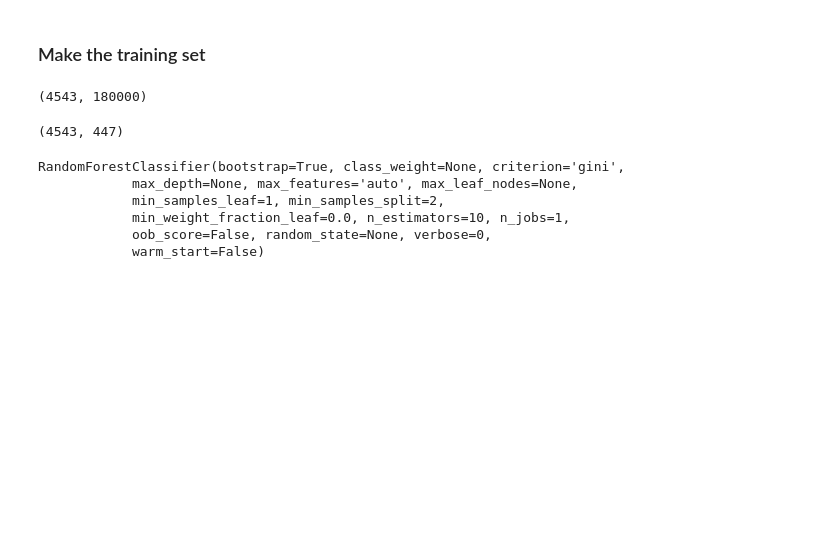
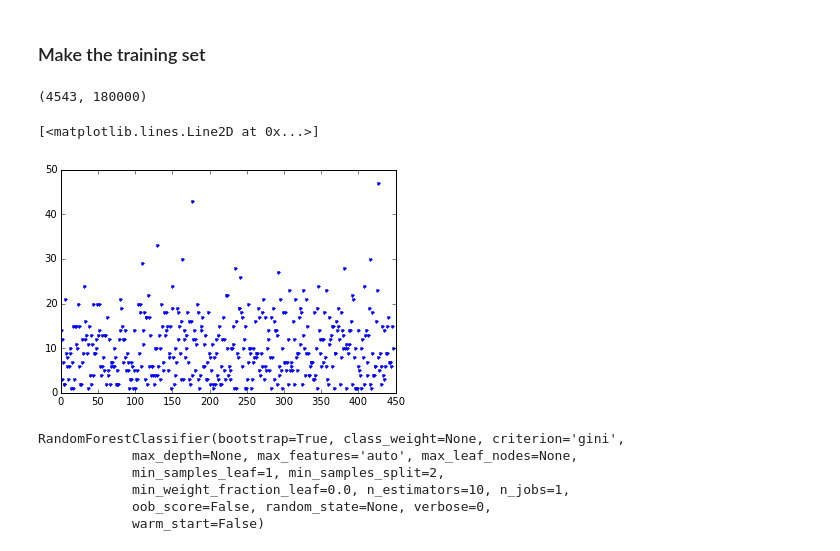
Before and after one commit to sbussmann/kaggle-right-whale, a Jupyter notebook: Code/Random Forest Benchmark.ipynb, the cells around one changed output. Saved outputs shown, nothing was run; the diff lists cells and outputs as text; code cells hidden in the pictures; blank space fills up the shorter version.

```diff
--- a/Code/Random Forest Benchmark.ipynb
+++ b/Code/Random Forest Benchmark.ipynb
@@ -72,7 +73,7 @@ dloc = '../../BigData/kaggle-right-whale/imgs/'
 features = []
 foundlist = []
 files = glob(dloc + '*_small.jpg')
-for i in range(len(files)):
+for ifile in files:
     si = str(i)
     tailloc = 'w_' + si + '_small.jpg'
     dfile = dloc + tailloc
@@ -93,10 +94,13 @@ vectorizer = CountVectorizer(min_df=1)
 # %%
 X = features
 y = vectorizer.fit_transform(foundlist).toarray()
-# %%
-y.shape
-# %% [output]
-(4543, 447)
+# %%
+ysum = np.sum(y, axis=0)
+# %%
+plt.plot(ysum, '.')
+# %% [output]
+[<matplotlib.lines.Line2D at 0x...>]
+[figure, added]
 # %%
 clf = RandomForestClassifier()
 # %%
```
Also changed, not shown: parts of 1 cell of this notebook, 2 other files.
